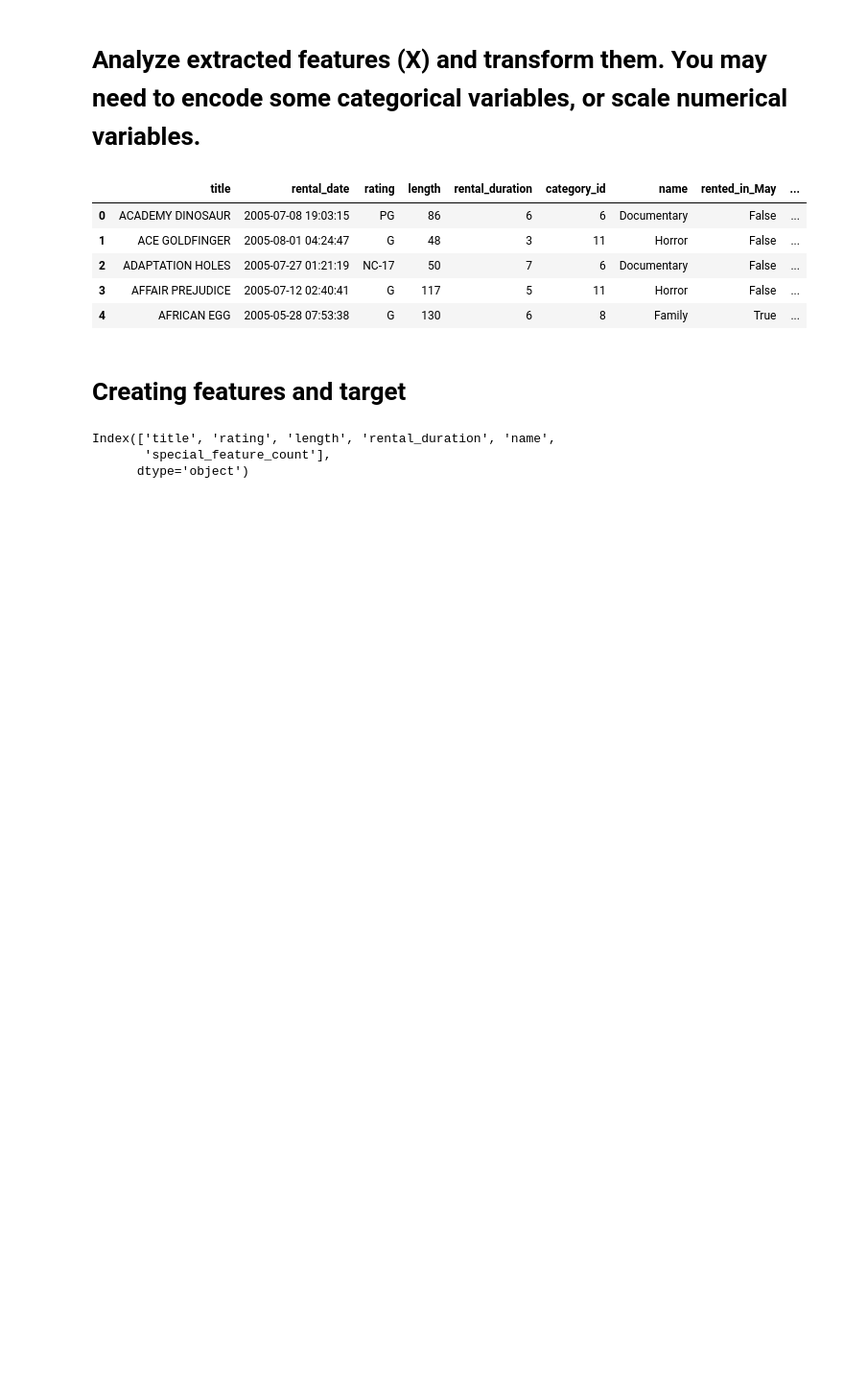
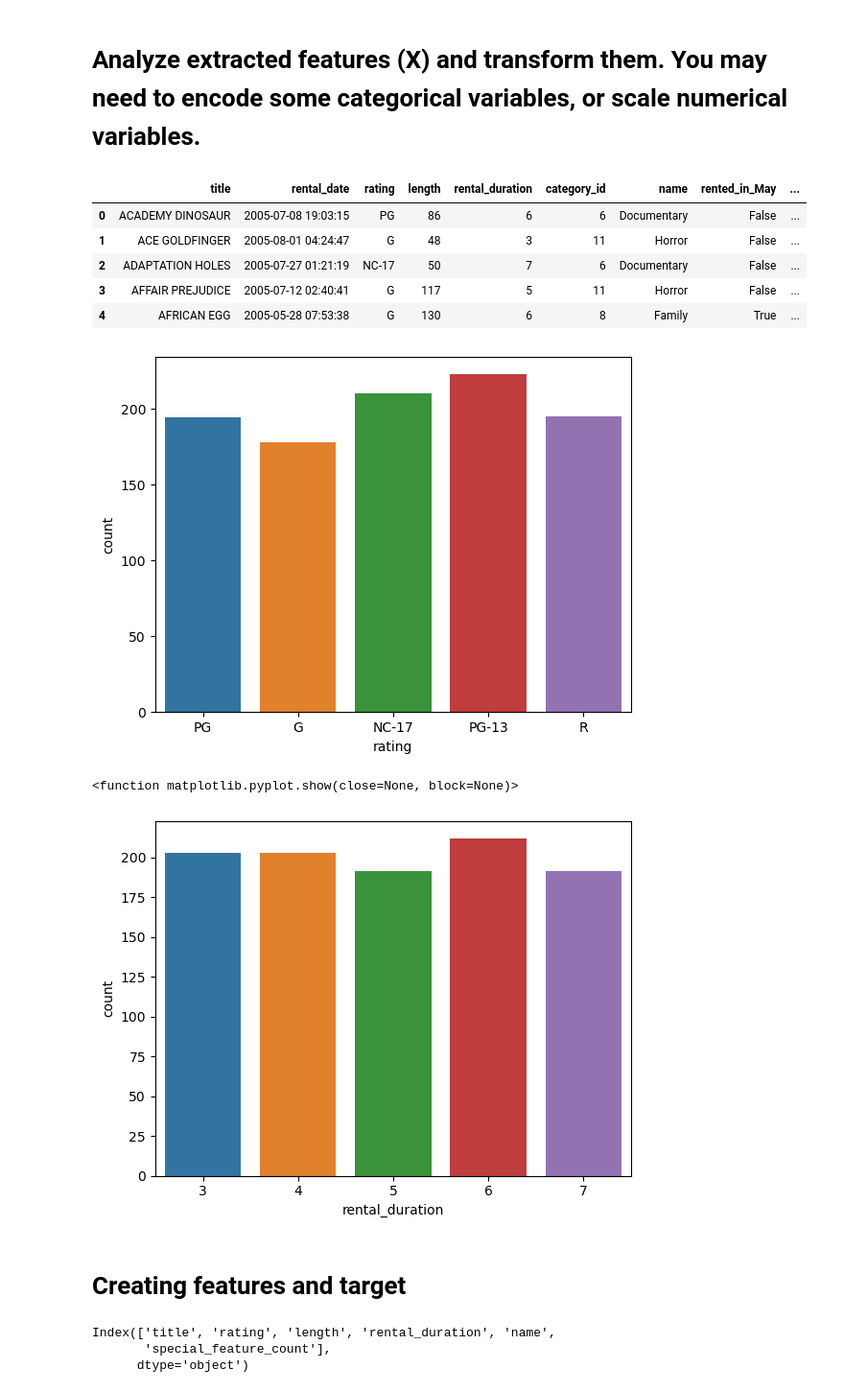
Before and after one commit to vrushali92/lab-predictions-logistic-regression, a Jupyter notebook: Logistic_Regression.ipynb, the cells around one changed output. Shown: that part at 96% size. Drawn from its saved outputs; the diff is of its cells as text; code cells hidden in the pictures; blank space fills up the shorter version.

```diff
--- a/Logistic_Regression.ipynb
+++ b/Logistic_Regression.ipynb
@@ -164,6 +171,16 @@ data.head()
 # Dropping the rented_date colummn as we don't need it now
 
 data = data.drop(["rental_date", "category_id"], axis = 1)
+# %%
+sns.countplot(x = data.rating)
+plt.show()
+
+sns.countplot(x = data.rental_duration)
+plt.show
+# %% [output]
+[figure, added]
+<function matplotlib.pyplot.show(close=None, block=None)>
+[figure, added]
 # %% [markdown]
 # Creating features and target
 # %%
```
Also changed, not shown: parts of 8 cells of this notebook.
